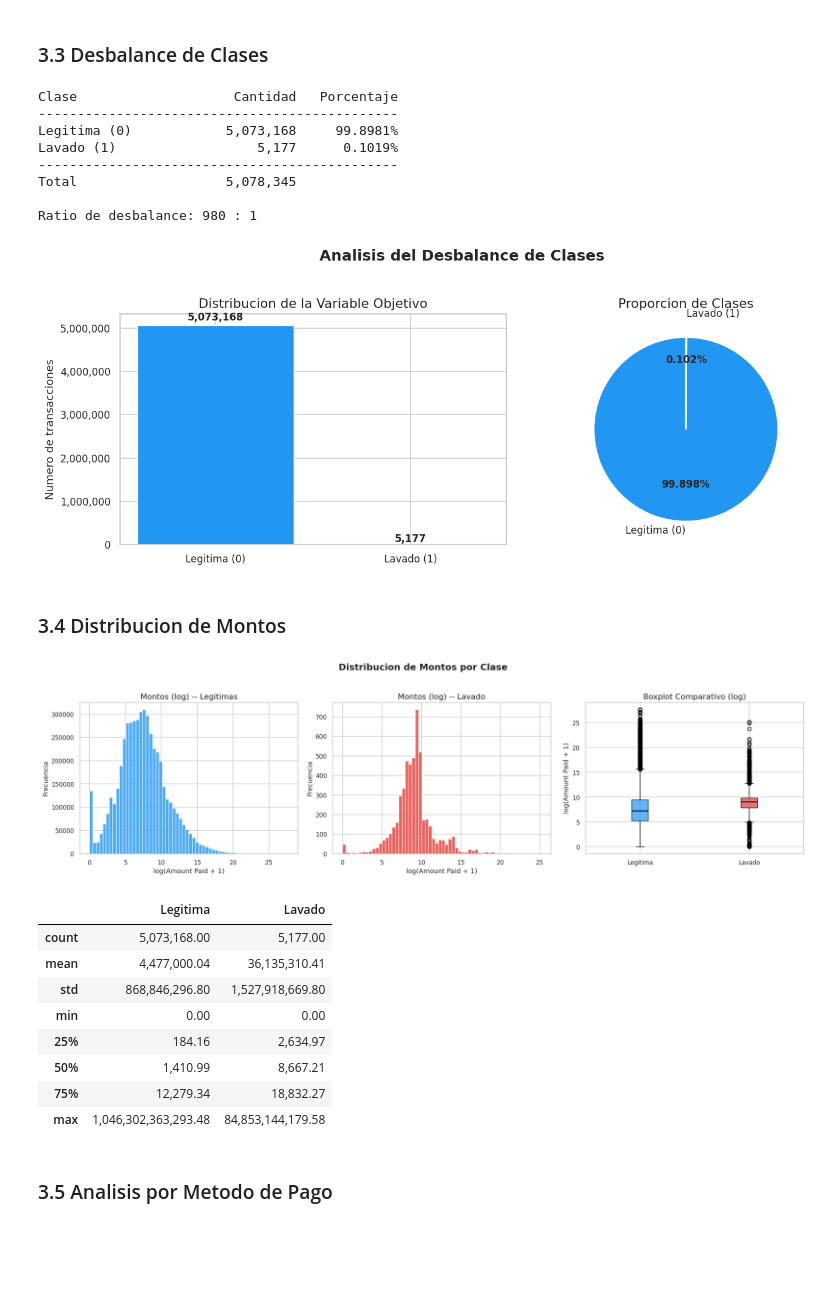
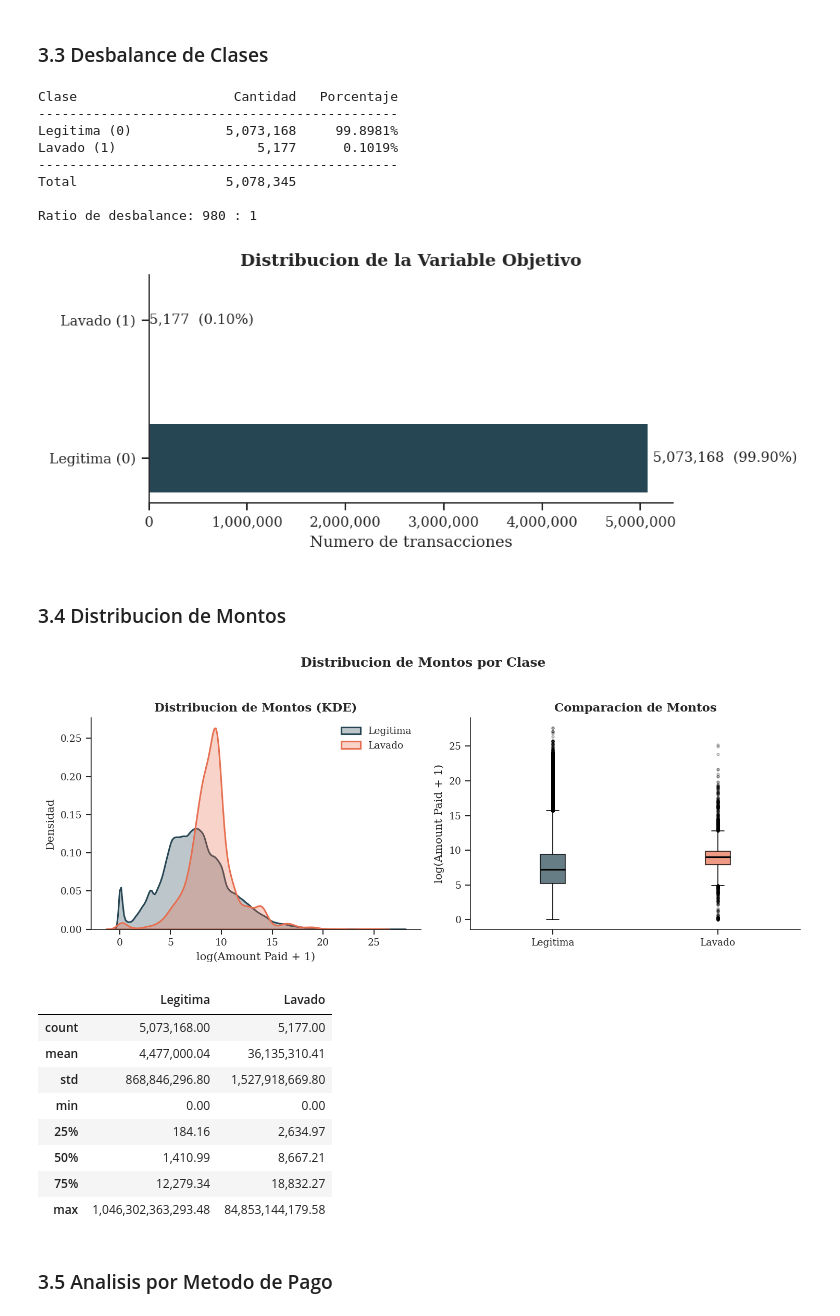
Before and after one commit to luencaro/anti-money-laundering-ml, a Jupyter notebook: Machine_Learning_Final_Project.ipynb, the cells around one changed output. Saved outputs shown, nothing was run; the diff lists cells and outputs as text; code cells hidden in the pictures; blank space fills up the shorter version.

```diff
--- a/Machine_Learning_Final_Project.ipynb
+++ b/Machine_Learning_Final_Project.ipynb
@@ -134,29 +174,18 @@ print("-" * 46)
 print(f"{'Total':<20} {counts.sum():>12,}")
 print(f"\nRatio de desbalance: {counts[0] / counts[1]:.0f} : 1")
 
-fig, axes = plt.subplots(1, 2, figsize=(12, 4.5))
-
 labels = ['Legitima (0)', 'Lavado (1)']
 colors = [PALETTE['legit'], PALETTE['fraud']]
 
-bars = axes[0].bar(labels, counts.values, color=colors, edgecolor='white', linewidth=0.8)
-axes[0].set_title('Distribucion de la Variable Objetivo')
-axes[0].set_ylabel('Numero de transacciones')
-axes[0].yaxis.set_major_formatter(mticker.FuncFormatter(lambda x, _: f'{x:,.0f}'))
-for bar, val in zip(bars, counts.values):
-    axes[0].text(bar.get_x() + bar.get_width() / 2, bar.get_height() * 1.01,
-                 f'{val:,}', ha='center', va='bottom', fontweight='bold', fontsize=10)
-
-wedges, texts, autotexts = axes[1].pie(
-    counts.values, labels=labels, autopct='%1.3f%%', colors=colors,
-    startangle=90, explode=(0, 0.15), textprops={'fontsize': 10},
-    wedgeprops={'edgecolor': 'white', 'linewidth': 1.5}
-)
-for t in autotexts:
-    t.set_fontweight('bold')
-axes[1].set_title('Proporcion de Clases')
-
-fig.suptitle('Analisis del Desbalance de Clases', fontweight='bold', y=1.02)
+fig, ax = plt.subplots(figsize=(7, 3))
+bars = ax.barh(labels, counts.values, color=colors, edgecolor='none', height=0.5)
+for bar, val, pct in zip(bars, counts.values, pcts.values):
+    ax.text(bar.get_width() * 1.01, bar.get_y() + bar.get_height() / 2,
+            f'{val:,}  ({pct:.2f}%)', va='center', fontsize=9)
+ax.set_xlabel('Numero de transacciones')
+ax.xaxis.set_major_formatter(mticker.FuncFormatter(lambda x, _: f'{x:,.0f}'))
+ax.set_title('Distribucion de la Variable Objetivo', fontweight='bold')
+sns.despine()
 plt.tight_layout()
 plt.show()
 # %% [output]
@@ -168,50 +197,53 @@ Lavado (1)                  5,177      0.1019%
 Total                   5,078,345
 
 Ratio de desbalance: 980 : 1
-[figure, old version]
+[figure, new version]
 # %% [markdown]
 ### 3.4 Distribucion de Montos
 # %%
 legit = trans[trans['Is Laundering'] == 0]
 fraud = trans[trans['Is Laundering'] == 1]
 
-fig, axes = plt.subplots(1, 3, figsize=(18, 5))
+fig, axes = plt.subplots(1, 2, figsize=(10, 4))
 
-axes[0].hist(np.log1p(legit['Amount Paid']), bins=60, color=PALETTE['legit'], alpha=0.8, edgecolor='white')
-axes[0].set_title('Montos (log) -- Legitimas')
+# KDE superpuesto
+for label, data, color in [('Legitima', legit, PALETTE['legit']),
+                            ('Lavado', fraud, PALETTE['fraud'])]:
+    sns.kdeplot(np.log1p(data['Amount Paid']), ax=axes[0], color=color,
+                fill=True, alpha=0.3, linewidth=1.5, label=label)
 axes[0].set_xlabel('log(Amount Paid + 1)')
-axes[0].set_ylabel('Frecuencia')
+axes[0].set_ylabel('Densidad')
+axes[0].set_title('Distribucion de Montos (KDE)', fontweight='bold')
+axes[0].legend(frameon=False)
 
-axes[1].hist(np.log1p(fraud['Amount Paid']), bins=60, color=PALETTE['fraud'], alpha=0.8, edgecolor='white')
-axes[1].set_title('Montos (log) -- Lavado')
-axes[1].set_xlabel('log(Amount Paid + 1)')
-axes[1].set_ylabel('Frecuencia')
-
-bp = axes[2].boxplot(
+# Boxplot comparativo
+bp = axes[1].boxplot(
     [np.log1p(legit['Amount Paid']), np.log1p(fraud['Amount Paid'])],
     tick_labels=['Legitima', 'Lavado'], patch_artist=True,
-    boxprops=dict(linewidth=1.2), medianprops=dict(color='black', linewidth=1.5)
+    boxprops=dict(linewidth=1.0), medianprops=dict(color='black', linewidth=1.5),
+    whiskerprops=dict(linewidth=0.8), capprops=dict(linewidth=0.8),
+    flierprops=dict(markersize=2, alpha=0.3)
 )
 bp['boxes'][0].set_facecolor(PALETTE['legit'])
 bp['boxes'][1].set_facecolor(PALETTE['fraud'])
 for box in bp['boxes']:
     box.set_alpha(0.7)
-axes[2].set_title('Boxplot Comparativo (log)')
-axes[2].set_ylabel('log(Amount Paid + 1)')
+axes[1].set_ylabel('log(Amount Paid + 1)')
+axes[1].set_title('Comparacion de Montos', fontweight='bold')
 
 fig.suptitle('Distribucion de Montos por Clase', fontweight='bold', y=1.02)
+sns.despine()
 plt.tight_layout()
 plt.show()
 
 # Tabla comparativa
 stats = pd.DataFrame({
     'Legitima': legit['Amount Paid'].describe(),
     'Lavado': fraud['Amount Paid'].describe()
 })
-
 display(stats.style.format('{:,.2f}'))
 # %% [output]
-[figure, old version]
+[figure, new version]
 |  | Legitima | Lavado |
 | count | 5,073,168.00 | 5,177.00 |
 | mean | 4,477,000.04 | 36,135,310.41 |
```
Also changed, not shown: parts of 15 cells of this notebook.
